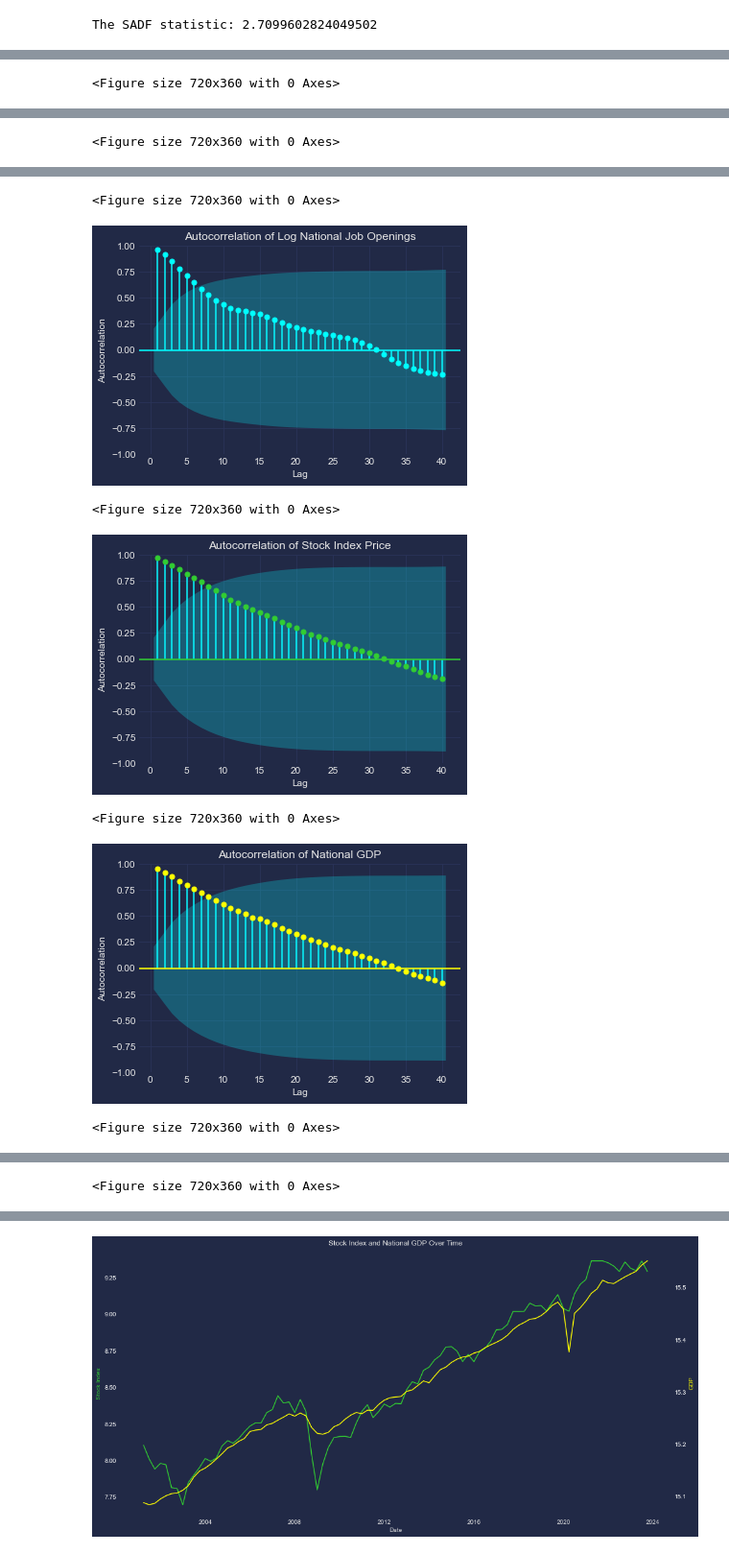
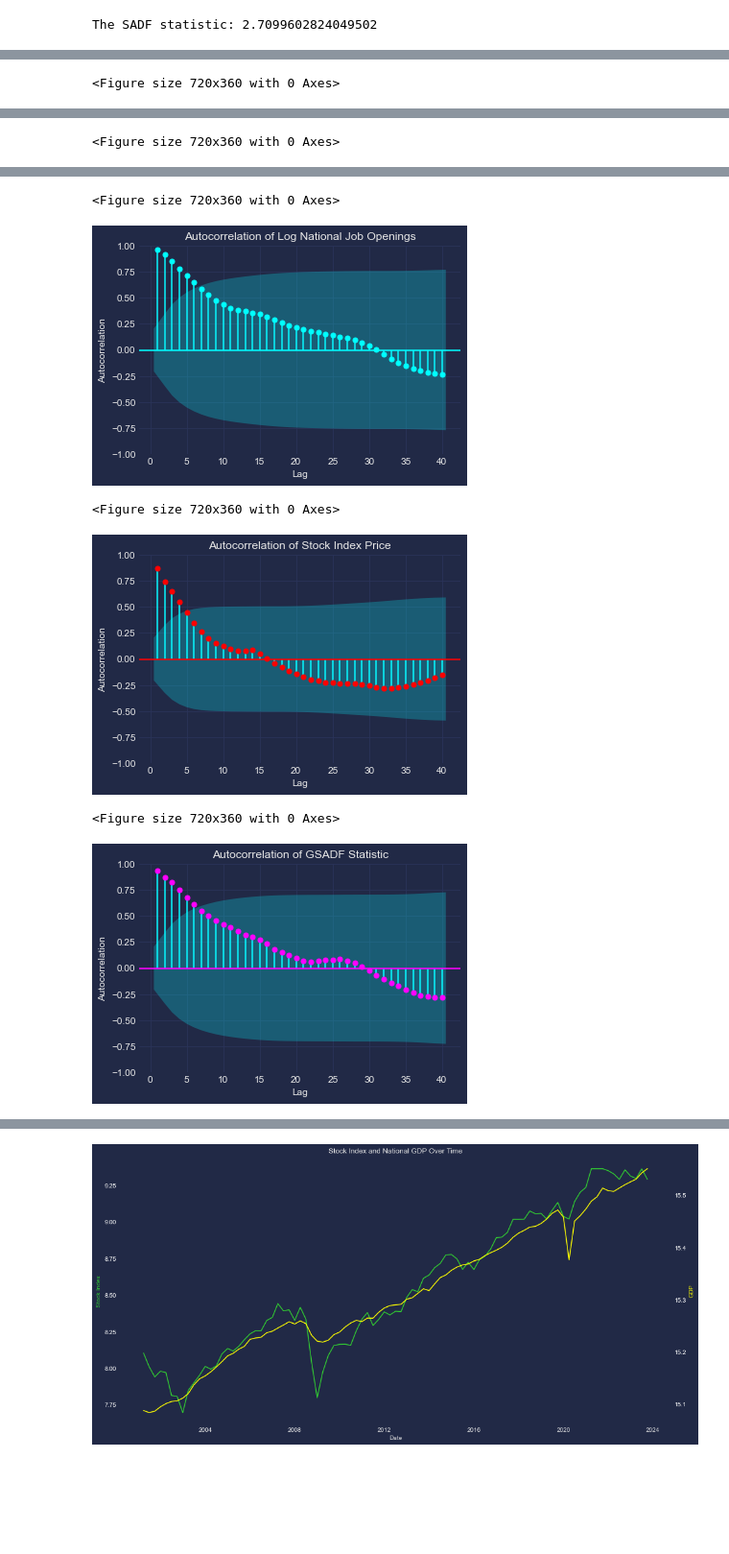
Before and after one commit to Philip-Lacava/Asset-Price-Bubble-Detection, a Jupyter notebook: Bubble Model 3.ipynb, the cells around one changed output, grey strips where cells are left out. Shown at 96% size. Cells and saved outputs as stored; diff of their text form; code cells hidden in the pictures; blank space fills up the shorter version.

Commit message:
unemployment

```diff
--- a/Bubble Model 3.ipynb
+++ b/Bubble Model 3.ipynb
@@ -140,7 +132,7 @@ gdp_series_id = country.loc[country['Country'] == select, 'GDP_SeriesID'].values
 title = country.loc[country['Country'] == select, 'Country'].values[0]
 
 # Assuming 'df' contains columns like 'DATE' and many GDP series
-df = df[['DATE', gdp_series_id, 'USJO']]  # Selecting DATE and the specific GDP series column
+df = df[['DATE', gdp_series_id, 'USJO', 'USU']]  # Selecting DATE and the specific GDP series column
 df = df.rename(columns={gdp_series_id: 'GDP'})  # Rename the GDP series column
 
 # Clean up data
@@ -450,6 +442,11 @@ merged_df['USJO_Diff'] = merged_df['USJO'].diff()
 
 merged_df['Log_USJO'] = np.log(merged_df['USJO'])
 merged_df['Log_USJO_Diff'] = merged_df['Log_USJO'].diff()
+
+merged_df['USU_Diff'] = merged_df['USU'].diff()
+
+merged_df['Log_USU'] = np.log(merged_df['USU'])
+merged_df['Log_USU_Diff'] = merged_df['Log_USU'].diff()
 # Drop the initial NaN values resulting from differencing
 merged_df.set_index('DATE', inplace=True)
 merged_df = merged_df.dropna()
@@ -559,6 +547,7 @@ color_bsadf_stat = 'magenta'
 color_critical_line = 'pink'
 color_stock_index = 'limegreen'
 color_gdp = 'yellow'
+color_unemployment = 'red'
 axis_color = 'white'
 # %%
 # Plot Correlogram for Log Stock Index Price
@@ -576,48 +565,35 @@ plt.ylabel('Autocorrelation')
 plt.show()
 
 # Plot Correlogram for Log US Job Openings
 plt.figure(figsize=(10, 5))
 plot_acf(merged_df['Log_USJO'], lags=40, zero=False, title='Autocorrelation of Log National Job Openings', color=color_job_openings)
 plt.xlabel('Lag')
 plt.ylabel('Autocorrelation')
 plt.show()
 
-# Plot Correlogram for Stock Index Price
+# Plot Correlogram for Log Unemployment
 plt.figure(figsize=(10, 5))
-plot_acf(merged_df['Price'], lags=40, zero=False, title='Autocorrelation of Stock Index Price', color=color_stock_index)
+plot_acf(merged_df['Log_USU'], lags=40, zero=False, title='Autocorrelation of Stock Index Price', color=color_unemployment)
 plt.xlabel('Lag')
 plt.ylabel('Autocorrelation')
 plt.show()
 
-# Plot Correlogram for GDP
-plt.figure(figsize=(10, 5))
-plot_acf(merged_df['GDP'], lags=40, zero=False, title='Autocorrelation of National GDP', color=color_gdp)
-plt.xlabel('Lag')
-plt.ylabel('Autocorrelation')
-plt.show()
 
-# Plot Correlogram for US Job Openings
-plt.figure(figsize=(10, 5))
-plot_acf(merged_df['USJO'], lags=40, zero=False, title='Autocorrelation of US Job Openings', color=color_job_openings)
-plt.xlabel('Lag')
-plt.ylabel('Autocorrelation')
-plt.show()
 
 # Plot Correlogram for GSADF Statistic
 plt.figure(figsize=(10, 5))
 plot_acf(merged_df['GSADF_Stat'], lags=40, zero=False, title='Autocorrelation of GSADF Statistic', color=color_bsadf_stat)
 plt.xlabel('Lag')
 plt.ylabel('Autocorrelation')
 plt.show()
 # %% [output]
 <Figure size 720x360 with 0 Axes>
 [figure]
 <Figure size 720x360 with 0 Axes>
 [figure]
 <Figure size 720x360 with 0 Axes>
 [figure]
 <Figure size 720x360 with 0 Axes>
-[figure, old version]
+[figure, new version]
 <Figure size 720x360 with 0 Axes>
-[figure, old version]
+[figure, new version]
-<Figure size 720x360 with 0 Axes>
@@ -625 +599,0 @@ plt.show()
-<Figure size 720x360 with 0 Axes>
```
Also changed, not shown: parts of 26 cells of this notebook, 7 other files.
